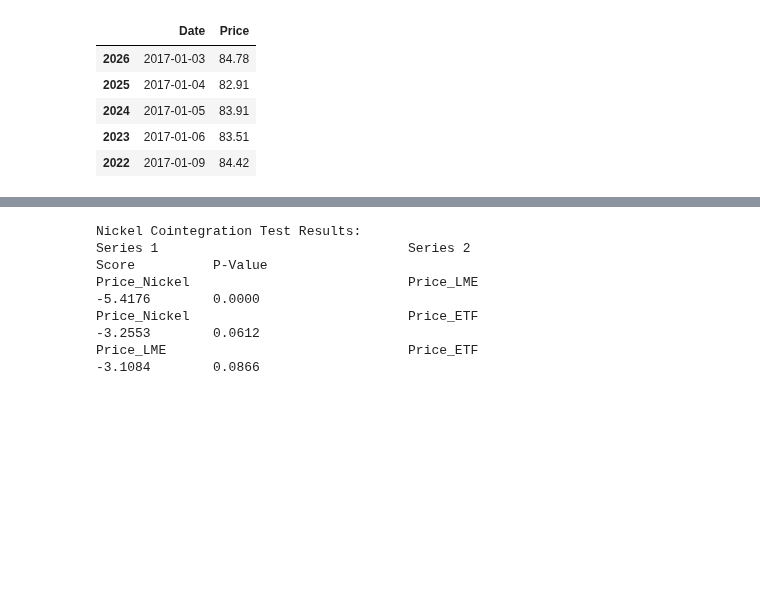
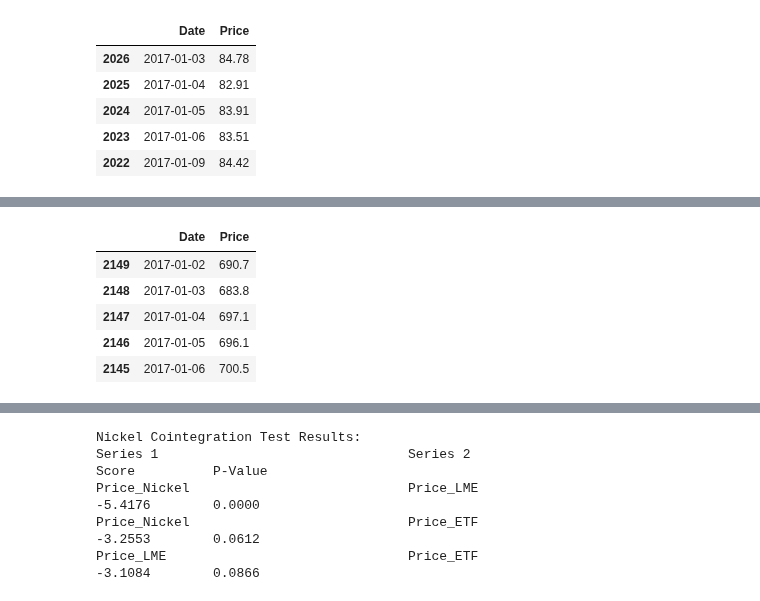
Before and after one commit to Doosheck/metals, a Jupyter notebook: data_overview.ipynb, the cells around one changed output, grey strips where cells are left out. Cells and saved outputs as stored; diff of their text form; code cells hidden in the pictures; blank space fills up the shorter version.

```diff
--- a/data_overview.ipynb
+++ b/data_overview.ipynb
@@ -283,3 +297,18 @@ dfn4.head()
+# %%
+# Load Nickel data source #6 - India Nickel Future 1M
+dfn6 = pd.read_csv('/Users/michal/Documents/Code/metals/reuters_data/Multi Commodity Exchange Of India Nickel Commodity Future Continuation 1.csv', sep=';')
+dfn6 = dfn6.iloc[:, :2]  # Keep only the first 2 columns
+dfn6['Date'] = pd.to_datetime(dfn6['Date'], format='%d-%b-%Y')
+dfn6 = dfn6.sort_values(by='Date')
+dfn6['Price'] = dfn6['Price'].str.replace(',', '').astype(float)
+dfn6.head()
+# %% [output]
+|  | Date | Price |
+| 2149 | 2017-01-02 | 690.7 |
+| 2148 | 2017-01-03 | 683.8 |
+| 2147 | 2017-01-04 | 697.1 |
+| 2146 | 2017-01-05 | 696.1 |
+| 2145 | 2017-01-06 | 700.5 |
 # %%
 # Merge all three dataframes on the 'Date' column
 dfn_merged = pd.merge(dfn1, dfn2, on='Date', suffixes=('_Nickel', '_LME'))
```
Also changed, not shown: parts of 3 cells of this notebook.
